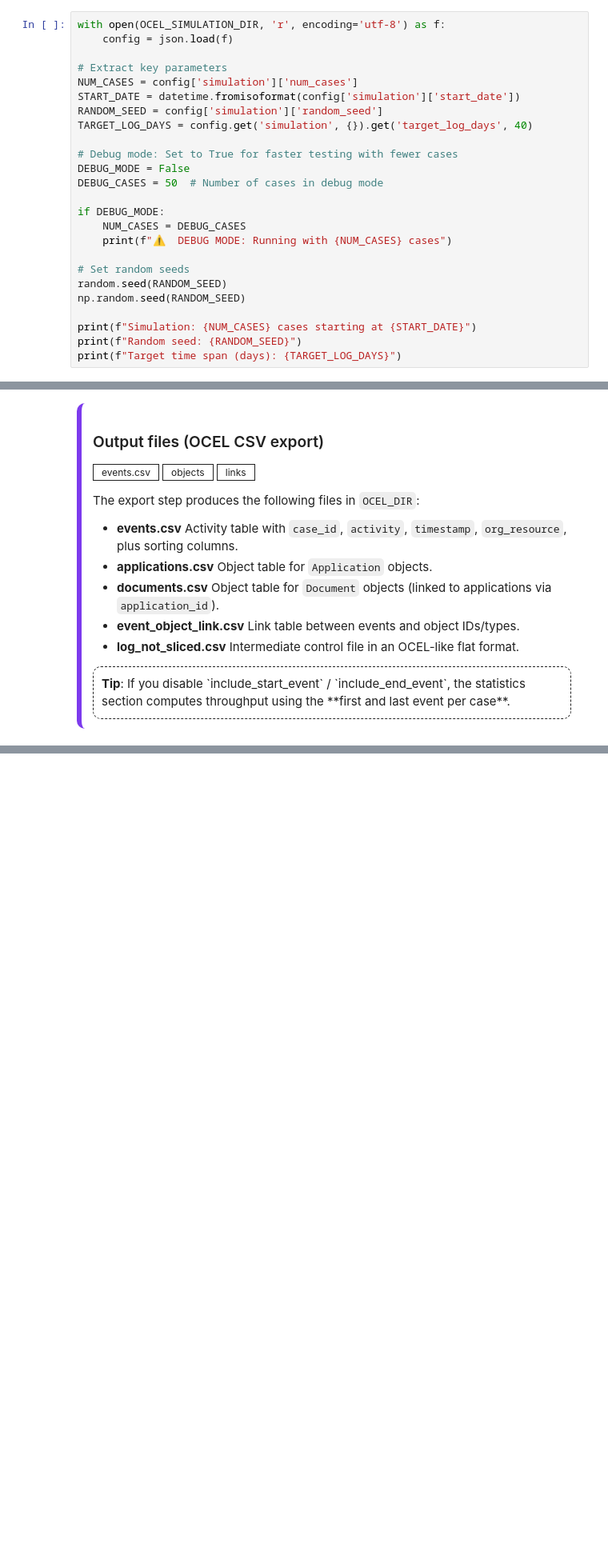
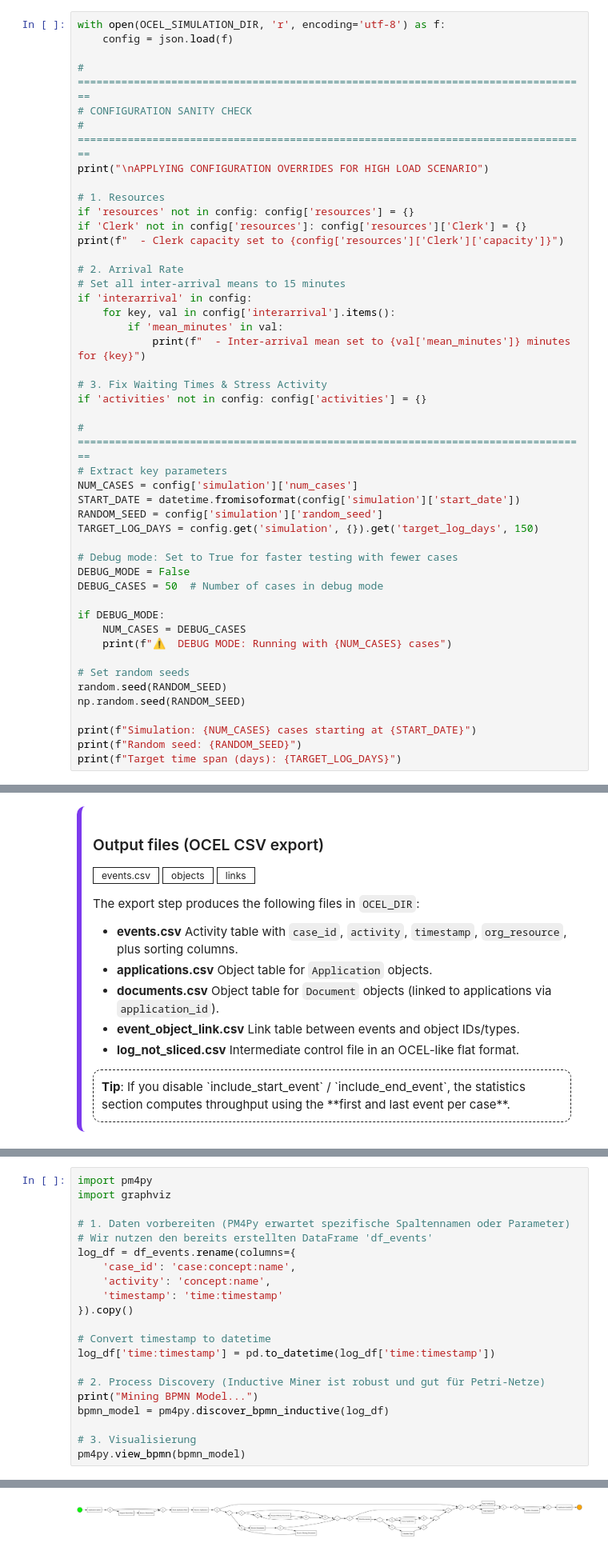
Before and after one commit to mdukhan/pm4py-bpmn-simulation, a Jupyter notebook: notebooks/sim_ocel.ipynb, the cells around one changed output, grey strips where cells are left out. Shown at 80% size. Cells and saved outputs as stored; diff of their text form; blank space fills up the shorter version.

```diff
--- a/notebooks/sim_ocel.ipynb
+++ b/notebooks/sim_ocel.ipynb
@@ -120,11 +105,32 @@ Arrivals are configured under `interarrival` (weekday/weekend + hour-of-day mean
 with open(OCEL_SIMULATION_DIR, 'r', encoding='utf-8') as f:
     config = json.load(f)
 
+# ==================================================================================
+# CONFIGURATION SANITY CHECK
+# ==================================================================================
+print("\nAPPLYING CONFIGURATION OVERRIDES FOR HIGH LOAD SCENARIO")
+
+# 1. Resources
+if 'resources' not in config: config['resources'] = {}
+if 'Clerk' not in config['resources']: config['resources']['Clerk'] = {}
+print(f"  - Clerk capacity set to {config['resources']['Clerk']['capacity']}")
+
+# 2. Arrival Rate
+# Set all inter-arrival means to 15 minutes
+if 'interarrival' in config:
+    for key, val in config['interarrival'].items():
+        if 'mean_minutes' in val:
+            print(f"  - Inter-arrival mean set to {val['mean_minutes']} minutes for {key}")
+
+# 3. Fix Waiting Times & Stress Activity
+if 'activities' not in config: config['activities'] = {}
+
+# ==================================================================================
 # Extract key parameters
 NUM_CASES = config['simulation']['num_cases']
 START_DATE = datetime.fromisoformat(config['simulation']['start_date'])
 RANDOM_SEED = config['simulation']['random_seed']
-TARGET_LOG_DAYS = config.get('simulation', {}).get('target_log_days', 40)
+TARGET_LOG_DAYS = config.get('simulation', {}).get('target_log_days', 150)
 
 # Debug mode: Set to True for faster testing with fewer cases
 DEBUG_MODE = False
@@ -1077,0 +1133,22 @@ print(f"\n📁 Output written to: {OCEL_DIR}")
+# %%
+import pm4py
+import graphviz
+
+# 1. Daten vorbereiten (PM4Py erwartet spezifische Spaltennamen oder Parameter)
+# Wir nutzen den bereits erstellten DataFrame 'df_events'
+log_df = df_events.rename(columns={
+    'case_id': 'case:concept:name',
+    'activity': 'concept:name',
+    'timestamp': 'time:timestamp'
+}).copy()
+
+# Convert timestamp to datetime
+log_df['time:timestamp'] = pd.to_datetime(log_df['time:timestamp'])
+
+# 2. Process Discovery (Inductive Miner ist robust und gut für Petri-Netze)
+print("Mining BPMN Model...")
+bpmn_model = pm4py.discover_bpmn_inductive(log_df)
+
+# 3. Visualisierung
+pm4py.view_bpmn(bpmn_model)
+# %% [output]
@@ -1078,3 +1156,4 @@ print(f"\n📁 Output written to: {OCEL_DIR}")
+[figure, added]
 # %% [markdown]
 ## 9. Statistics & Validation
 
```
Also changed, not shown: parts of 19 cells of this notebook, 13 other files.
